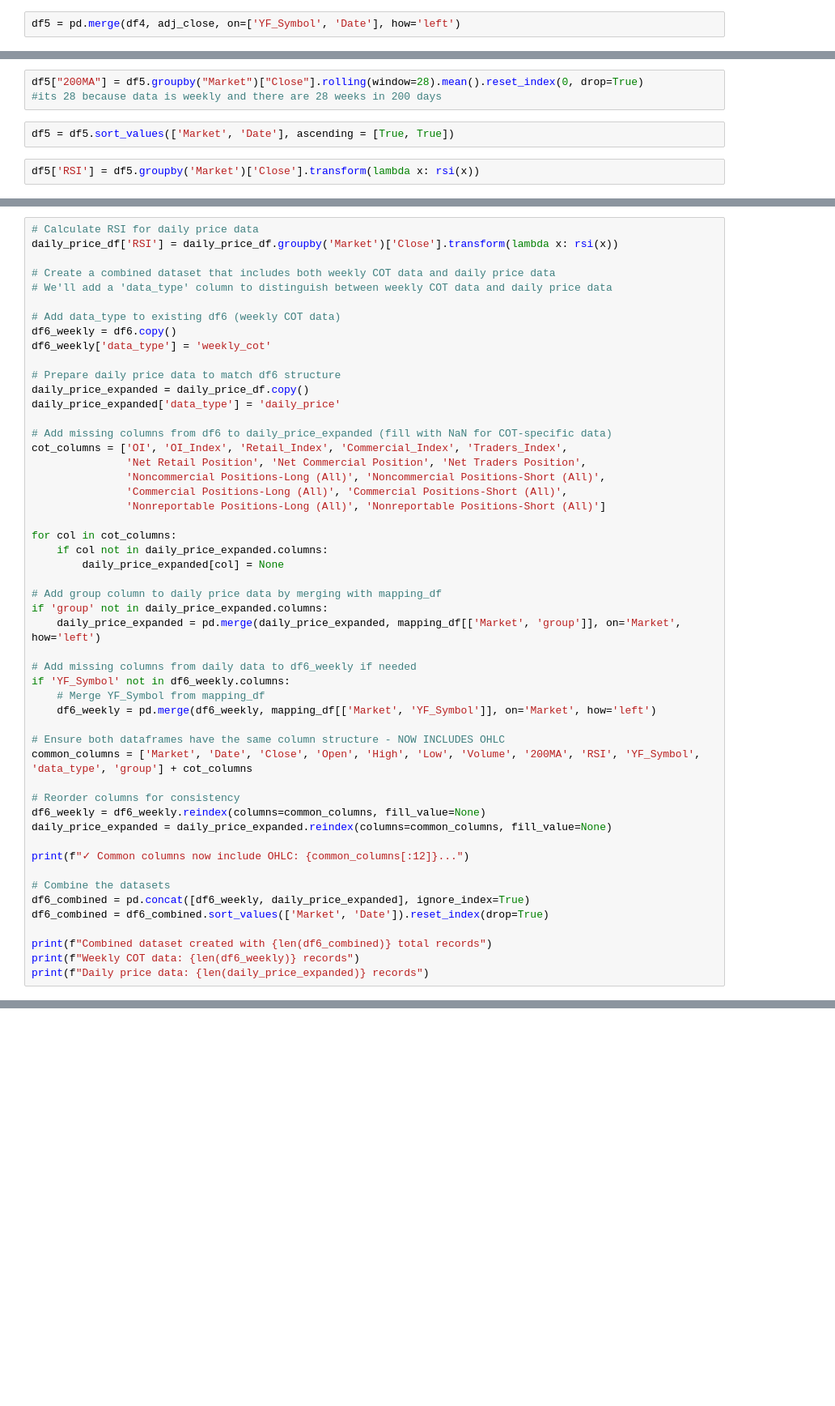
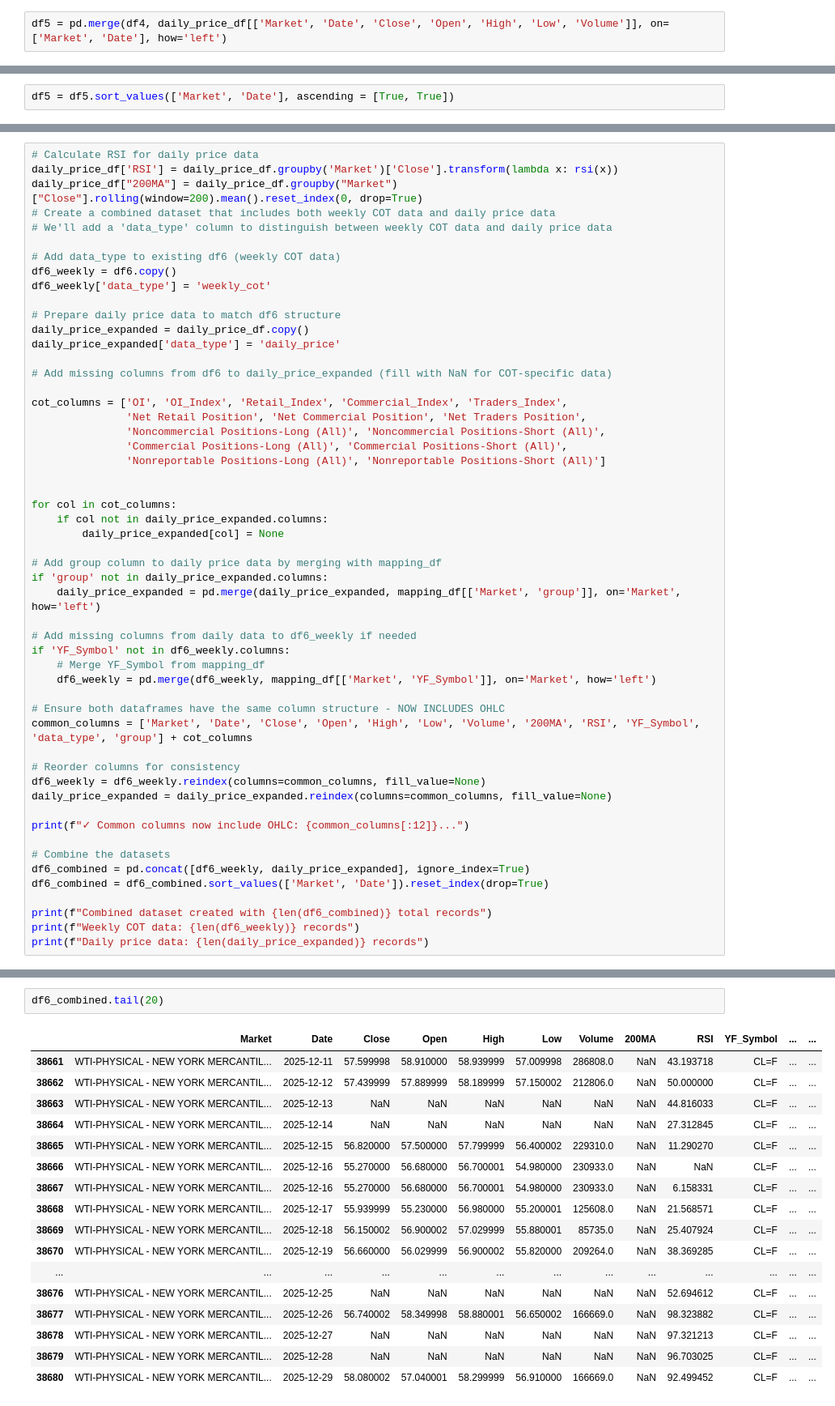
Before and after one commit to JPow/COT_Dashboard_Deployment, a Jupyter notebook: COT Cursor Experiments To Deploy.ipynb, the cells around one changed output, grey strips where cells are left out. Shown at 81% size. Drawn from its saved outputs; the diff is of its cells as text; blank space fills up the shorter version.

Commit message:
cleaned up price data and added error identification for missing data

```diff
--- a/COT Cursor Experiments To Deploy.ipynb
+++ b/COT Cursor Experiments To Deploy.ipynb
@@ -704,3 +784,3 @@ adj_close = pd.melt(commods['Close'].reset_index(), id_vars='Date', var_name='YF
 # %%
-df5 = pd.merge(df4, adj_close, on=['YF_Symbol', 'Date'], how='left')
+df5 = pd.merge(df4, daily_price_df[['Market', 'Date', 'Close', 'Open', 'High', 'Low', 'Volume']], on=['Market', 'Date'], how='left')
 # %% [markdown]
@@ -708,7 +788,2 @@ df5 = pd.merge(df4, adj_close, on=['YF_Symbol', 'Date'], how='left')
-# %%
-df5["200MA"] = df5.groupby("Market")["Close"].rolling(window=28).mean().reset_index(0, drop=True)
-#its 28 because data is weekly and there are 28 weeks in 200 days
 # %%
 df5 = df5.sort_values(['Market', 'Date'], ascending = [True, True])
-# %%
-df5['RSI'] = df5.groupby('Market')['Close'].transform(lambda x: rsi(x))
@@ -725,7 +802,7 @@ df6 = pd.concat(df6, ignore_index=True)
 # %%
 # Calculate RSI for daily price data
 daily_price_df['RSI'] = daily_price_df.groupby('Market')['Close'].transform(lambda x: rsi(x))
-
+daily_price_df["200MA"] = daily_price_df.groupby("Market")["Close"].rolling(window=200).mean().reset_index(0, drop=True)
 # Create a combined dataset that includes both weekly COT data and daily price data
 # We'll add a 'data_type' column to distinguish between weekly COT data and daily price data
 
@@ -738,11 +815,13 @@ daily_price_expanded = daily_price_df.copy()
 daily_price_expanded['data_type'] = 'daily_price'
 
 # Add missing columns from df6 to daily_price_expanded (fill with NaN for COT-specific data)
+
 cot_columns = ['OI', 'OI_Index', 'Retail_Index', 'Commercial_Index', 'Traders_Index',
                'Net Retail Position', 'Net Commercial Position', 'Net Traders Position',
                'Noncommercial Positions-Long (All)', 'Noncommercial Positions-Short (All)',
                'Commercial Positions-Long (All)', 'Commercial Positions-Short (All)',
                'Nonreportable Positions-Long (All)', 'Nonreportable Positions-Short (All)']
+
 
 for col in cot_columns:
     if col not in daily_price_expanded.columns:
@@ -785,0 +868,20 @@ print(f"Total records exported: {len(df6_combined)}")
+# %%
+df6_combined.tail(20)
+# %% [output]
+|  | Market | Date | Close | Open | High | Low | Volume | 200MA | RSI | YF_Symbol | ... | ... |
+| 38661 | WTI-PHYSICAL - NEW YORK MERCANTIL... | 2025-12-11 | 57.599998 | 58.910000 | 58.939999 | 57.009998 | 286808.0 | NaN | 43.193718 | CL=F | ... | ... |
+| 38662 | WTI-PHYSICAL - NEW YORK MERCANTIL... | 2025-12-12 | 57.439999 | 57.889999 | 58.189999 | 57.150002 | 212806.0 | NaN | 50.000000 | CL=F | ... | ... |
+| 38663 | WTI-PHYSICAL - NEW YORK MERCANTIL... | 2025-12-13 | NaN | NaN | NaN | NaN | NaN | NaN | 44.816033 | CL=F | ... | ... |
+| 38664 | WTI-PHYSICAL - NEW YORK MERCANTIL... | 2025-12-14 | NaN | NaN | NaN | NaN | NaN | NaN | 27.312845 | CL=F | ... | ... |
+| 38665 | WTI-PHYSICAL - NEW YORK MERCANTIL... | 2025-12-15 | 56.820000 | 57.500000 | 57.799999 | 56.400002 | 229310.0 | NaN | 11.290270 | CL=F | ... | ... |
+| 38666 | WTI-PHYSICAL - NEW YORK MERCANTIL... | 2025-12-16 | 55.270000 | 56.680000 | 56.700001 | 54.980000 | 230933.0 | NaN | NaN | CL=F | ... | ... |
+| 38667 | WTI-PHYSICAL - NEW YORK MERCANTIL... | 2025-12-16 | 55.270000 | 56.680000 | 56.700001 | 54.980000 | 230933.0 | NaN | 6.158331 | CL=F | ... | ... |
+| 38668 | WTI-PHYSICAL - NEW YORK MERCANTIL... | 2025-12-17 | 55.939999 | 55.230000 | 56.980000 | 55.200001 | 125608.0 | NaN | 21.568571 | CL=F | ... | ... |
+| 38669 | WTI-PHYSICAL - NEW YORK MERCANTIL... | 2025-12-18 | 56.150002 | 56.900002 | 57.029999 | 55.880001 | 85735.0 | NaN | 25.407924 | CL=F | ... | ... |
+| 38670 | WTI-PHYSICAL - NEW YORK MERCANTIL... | 2025-12-19 | 56.660000 | 56.029999 | 56.900002 | 55.820000 | 209264.0 | NaN | 38.369285 | CL=F | ... | ... |
+| ... | ... | ... | ... | ... | ... | ... | ... | ... | ... | ... | ... | ... |
+| 38676 | WTI-PHYSICAL - NEW YORK MERCANTIL... | 2025-12-25 | NaN | NaN | NaN | NaN | NaN | NaN | 52.694612 | CL=F | ... | ... |
+| 38677 | WTI-PHYSICAL - NEW YORK MERCANTIL... | 2025-12-26 | 56.740002 | 58.349998 | 58.880001 | 56.650002 | 166669.0 | NaN | 98.323882 | CL=F | ... | ... |
+| 38678 | WTI-PHYSICAL - NEW YORK MERCANTIL... | 2025-12-27 | NaN | NaN | NaN | NaN | NaN | NaN | 97.321213 | CL=F | ... | ... |
+| 38679 | WTI-PHYSICAL - NEW YORK MERCANTIL... | 2025-12-28 | NaN | NaN | NaN | NaN | NaN | NaN | 96.703025 | CL=F | ... | ... |
+| 38680 | WTI-PHYSICAL - NEW YORK MERCANTIL... | 2025-12-29 | 58.080002 | 57.040001 | 58.299999 | 56.910000 | 166669.0 | NaN | 92.499452 | CL=F | ... | ... |
```
Also changed, not shown: parts of 20 cells of this notebook, 1 other file.
